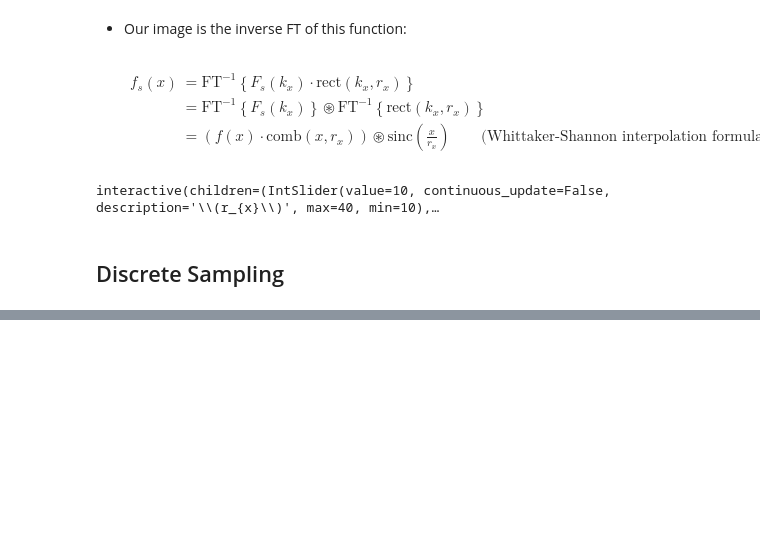
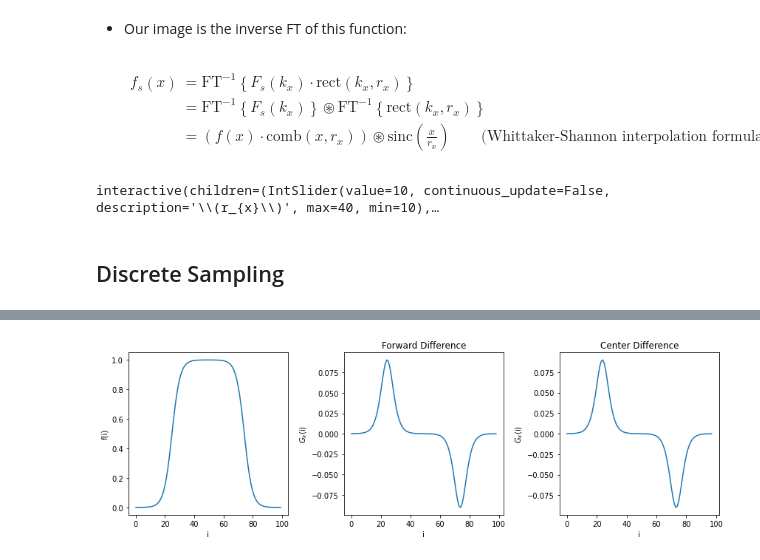
Before and after one commit to mdblackledge/theoryofimaging, a Jupyter notebook: notes.ipynb, the cells around one changed output, grey strips where cells are left out. Cells and saved outputs as stored; diff of their text form; code cells hidden in the pictures; blank space fills up the shorter version.

```diff
--- a/notes.ipynb
+++ b/notes.ipynb
@@ -1724,0 +2115,51 @@ interactive(children=(IntSlider(value=10, continuous_update=False, description='
+# %%
+#@title
+def plot_filter(filter, ax, fontsize = 15):
+    if not filter.shape == (3, 3):
+        raise Exception("Filter must me a 3x3 ndarray")
+
+    for i in range(4):
+        ax.plot([i, i], [0, 3], 'k-')
+        ax.plot([0, 3], [i, i], 'k-')
+
+    for i in range(3):
+        for j in range(3):
+            ax.text(i+0.5, j+0.5, "%s"%str(filter[j, i]), fontsize=fontsize, horizontalalignment = 'center', verticalalignment = 'center')
+
+    ax.set_xlim((-0.1, 3.1)), ax.set_ylim((-0.1, 3.1))
+    ax.spines['right'].set_visible(False), ax.spines['top'].set_visible(False), ax.spines['left'].set_visible(False), ax.spines['bottom'].set_visible(False)
+    ax.set_xticks([]), ax.set_yticks([])
+    ax.set_aspect('equal')
+
+def example_func(x):
+    return 1.0 / (1 + np.exp(-3 * (-np.abs(x) + 3)))
+
+def plot_forward_center_difference():
+
+    x = np.linspace(-6, 6, 100)
+    f = example_func(x)
+    f_fd = f[1::] - f[0:-1]
+    f_cd = (f[2::] - f[0:-2]) / 2
+
+    fig = pl.figure(figsize = (12, 4))
+
+    ax1 = fig.add_subplot(131)
+    ax1.plot(f)
+    ax1.set_xlabel('i'), ax1.set_ylabel('f(i)')
+
+    ax2 = fig.add_subplot(132)
+    ax2.plot(f_fd)
+    ax2.set_xlabel('i'), ax2.set_ylabel('$G_{x}$(i)')
+    ax2.set_title('Forward Difference')
+
+    ax3 = fig.add_subplot(133)
+    ax3.plot(f_cd)
+    ax3.set_xlabel('i'), ax3.set_ylabel('$G_{x}$(i)')
+    ax3.set_title('Center Difference')
+
+    pl.tight_layout()
+    pl.show()
+
+plot_forward_center_difference()
+# %% [output]
+[figure, added]
```
Also changed, not shown: parts of 75 cells of this notebook, 1 other file.
